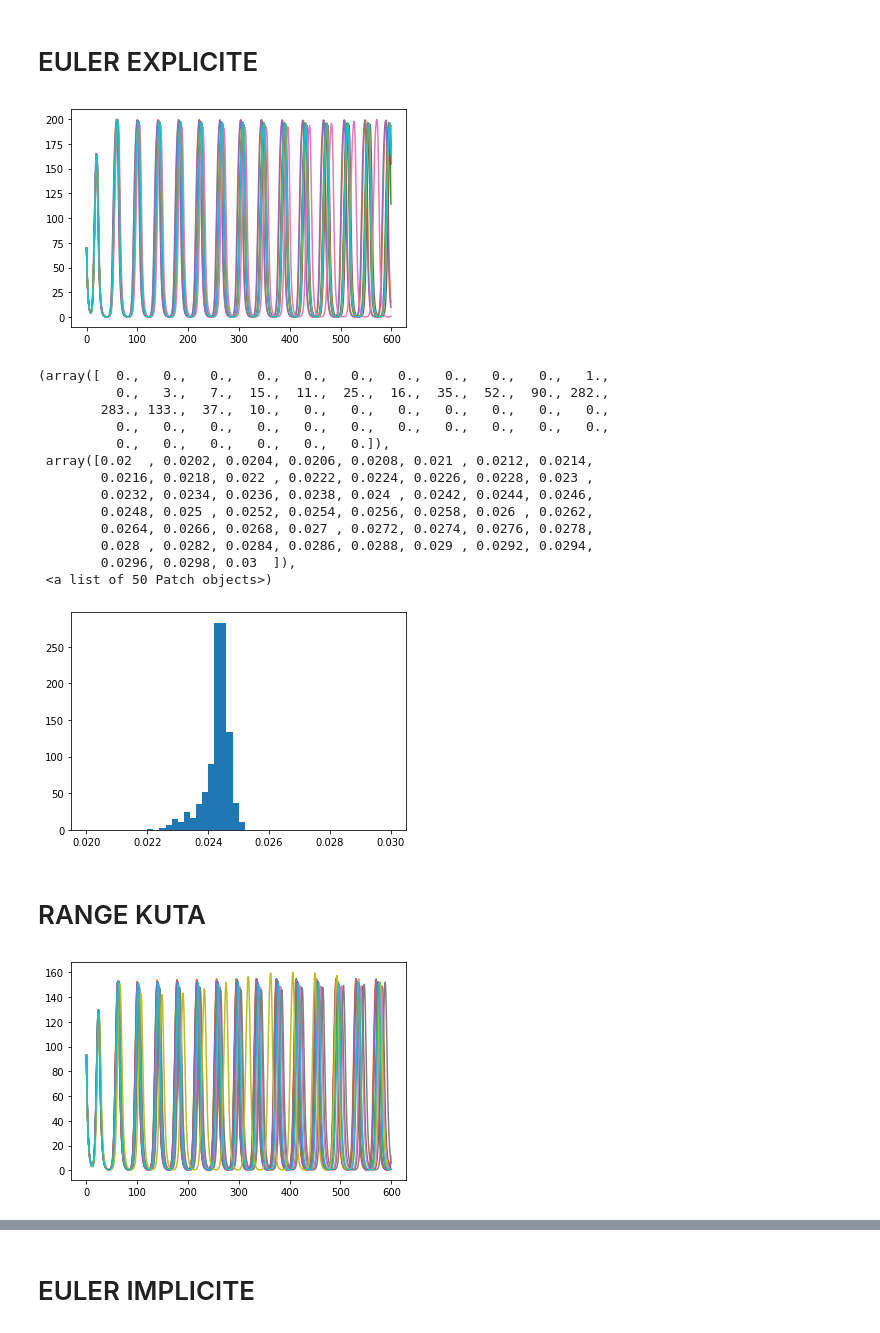
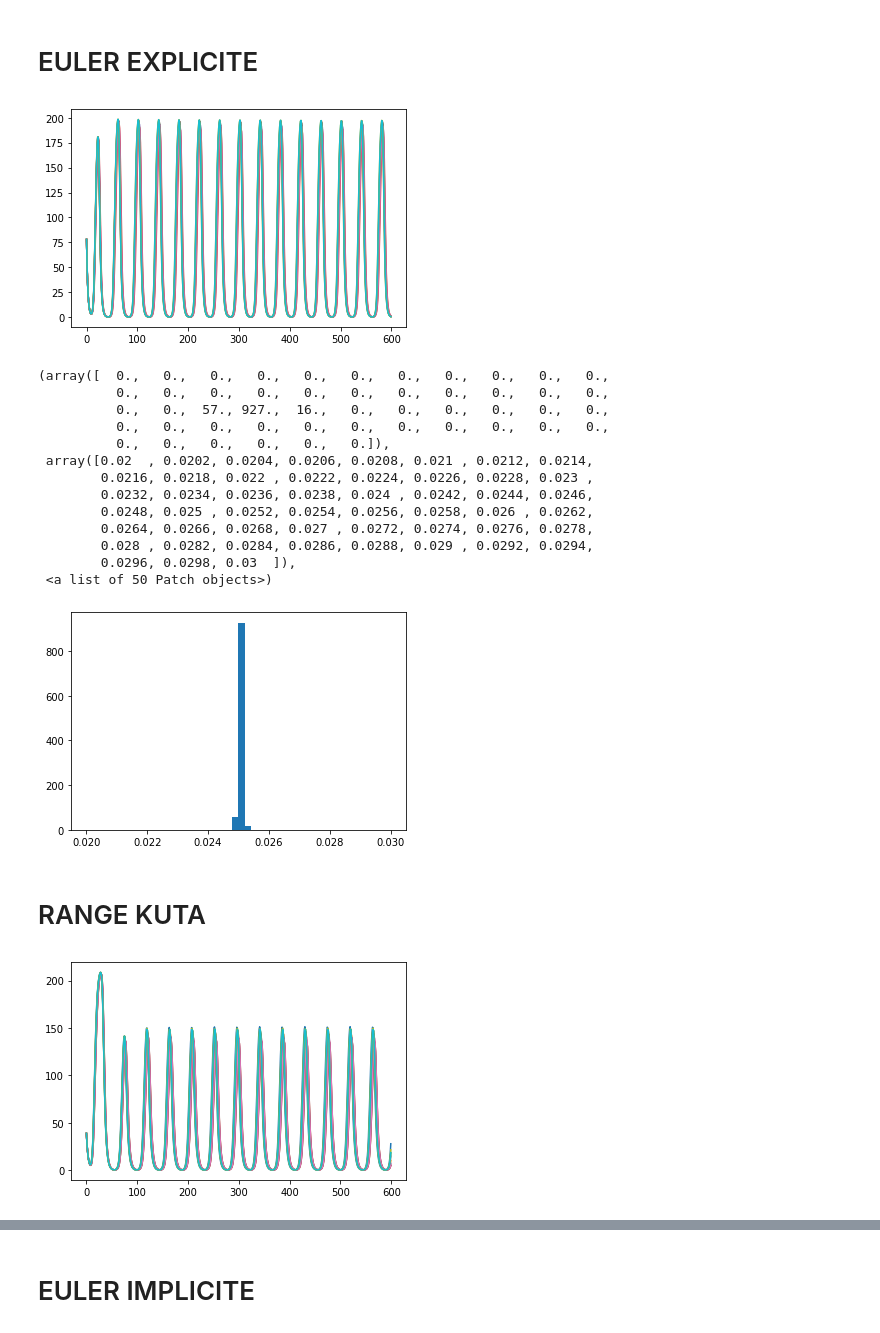
Before and after one commit to Wabognie/BS1_project, a Jupyter notebook: project.ipynb, the cells around one changed output, grey strips where cells are left out. Saved outputs shown, nothing was run; the diff lists cells and outputs as text; code cells hidden in the pictures.

```diff
--- a/project.ipynb
+++ b/project.ipynb
@@ -15,11 +15,11 @@ k_s0 = 1
 k_s1 = 0.01
 t = 600
 eta = 2.0
-Q = 0.4
+Q = 0.8
 beta = []
 for i in range(nCell):
     beta.append(random.gauss(1,0.05))
-tau = 0.33 ##a voir
+tau = 0.3 ##a voir
 # %% [markdown]
 # EULER EXPLICITE
 # %%
@@ -69,7 +69,7 @@ cellToPlot = [random.randint(0, 1000) for p in range(0, 10)]
 for i in cellToPlot:
     plt.plot(time,b[i])
 # %% [output]
-[figure, old version]
+[figure, new version]
 # %%
 ### Calcul des fréquences
 tot_freq=[]
@@ -93,9 +93,9 @@ for i in range(nCell):
 ### Plot des fréquences
 plt.hist(tot_freq, bins = 50, range =(0.02,0.03))
 # %% [output]
-(array([  0.,   0.,   0.,   0.,   0.,   0.,   0.,   0.,   0.,   0.,   1.,
-          0.,   3.,   7.,  15.,  11.,  25.,  16.,  35.,  52.,  90., 282.,
-        283., 133.,  37.,  10.,   0.,   0.,   0.,   0.,   0.,   0.,   0.,
+(array([  0.,   0.,   0.,   0.,   0.,   0.,   0.,   0.,   0.,   0.,   0.,
+          0.,   0.,   0.,   0.,   0.,   0.,   0.,   0.,   0.,   0.,   0.,
+          0.,   0.,  57., 927.,  16.,   0.,   0.,   0.,   0.,   0.,   0.,
           0.,   0.,   0.,   0.,   0.,   0.,   0.,   0.,   0.,   0.,   0.,
           0.,   0.,   0.,   0.,   0.,   0.]),
  array([0.02  , 0.0202, 0.0204, 0.0206, 0.0208, 0.021 , 0.0212, 0.0214,
@@ -106,7 +106,7 @@ plt.hist(tot_freq, bins = 50, range =(0.02,0.03))
         0.028 , 0.0282, 0.0284, 0.0286, 0.0288, 0.029 , 0.0292, 0.0294,
         0.0296, 0.0298, 0.03  ]),
  <a list of 50 Patch objects>)
-[figure, old version]
+[figure, new version]
 # %% [markdown]
 # RANGE KUTA
 # %%
@@ -134,8 +134,6 @@ S[:,0] = random.randint(0,100)
 Se[:,0] = random.randint(0,100)
 # %%
 ### Calcul des valeurs
-time = np.arange(0,t)
-
 for j in range(0, t-1):
     for i in range(0, nCell):
         Se[i, j] = Q * np.mean(S[:, j])
@@ -161,12 +159,12 @@ for j in range(0, t-1):
         S[i,j+1] = S[i,j]+tau*((-k_s0*Sbis)+(k_s1*Abis)-(eta*(Sbis-Se[i,j])))
 # %%
 ### Plot de b
-cellToPlot = [random.randint(0, 10000) for p in range(0, 10)]
+cellToPlot = [random.randint(0, nCell) for p in range(0, 10)]
 
 for i in cellToPlot:
     plt.plot(time,b[i])
 # %% [output]
-[figure, old version]
+[figure, new version]
 # %%
 ### Calcul des fréquences
 tot_freq=[]
```
Also changed, not shown: parts of 8 cells of this notebook.
